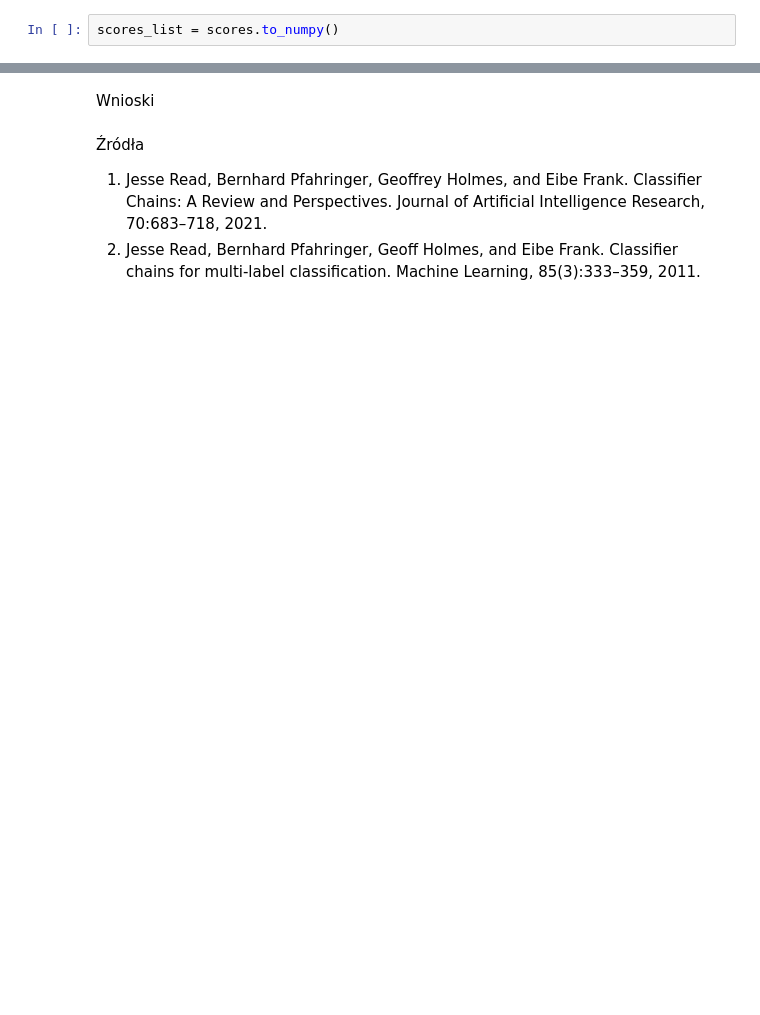
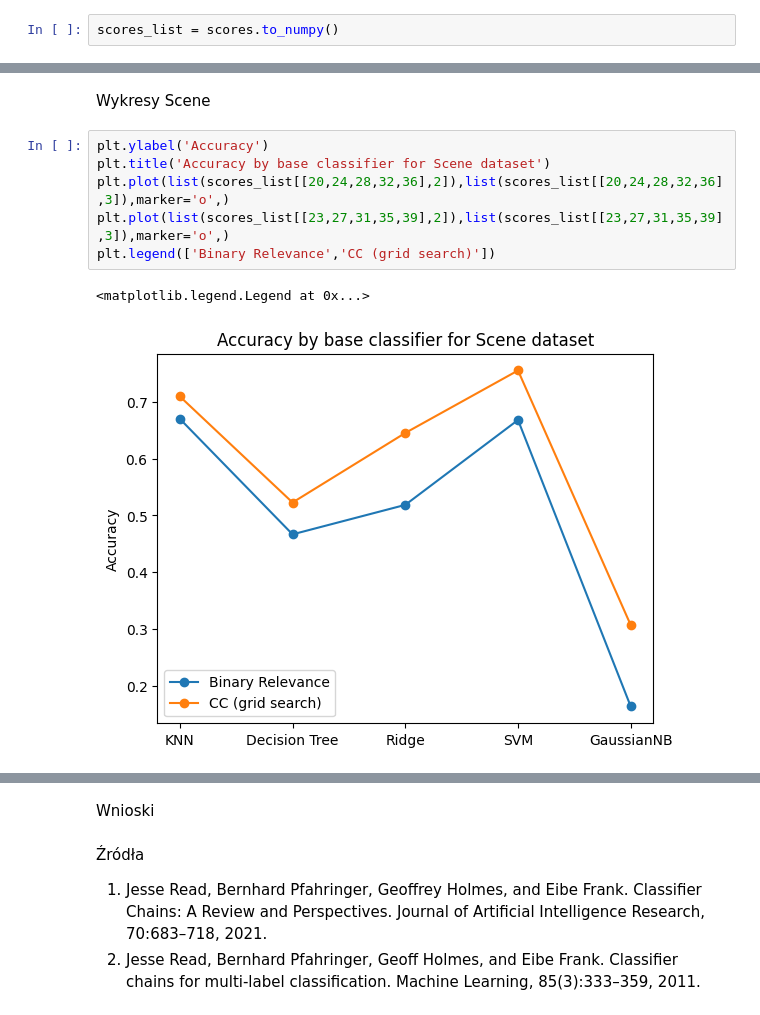
Before and after one commit to pczernec/ZUM-MultiClass, a Jupyter notebook: MultilabelClassification.ipynb, the cells around one changed output, grey strips where cells are left out. Cells and saved outputs as stored; diff of their text form; blank space fills up the shorter version.

```diff
--- a/MultilabelClassification.ipynb
+++ b/MultilabelClassification.ipynb
@@ -256,0 +261,11 @@ plt.legend(['Binary Relevance','CC'])
+# %% [markdown]
+Wykresy Scene
+# %%
+plt.ylabel('Accuracy')
+plt.title('Accuracy by base classifier for Scene dataset')
+plt.plot(list(scores_list[[20,24,28,32,36],2]),list(scores_list[[20,24,28,32,36],3]),marker='o',)
+plt.plot(list(scores_list[[23,27,31,35,39],2]),list(scores_list[[23,27,31,35,39],3]),marker='o',)
+plt.legend(['Binary Relevance','CC (grid search)'])
+# %% [output]
+<matplotlib.legend.Legend at 0x...>
+[figure, added]
```
Also changed, not shown: parts of 16 cells of this notebook, 1 other file.
